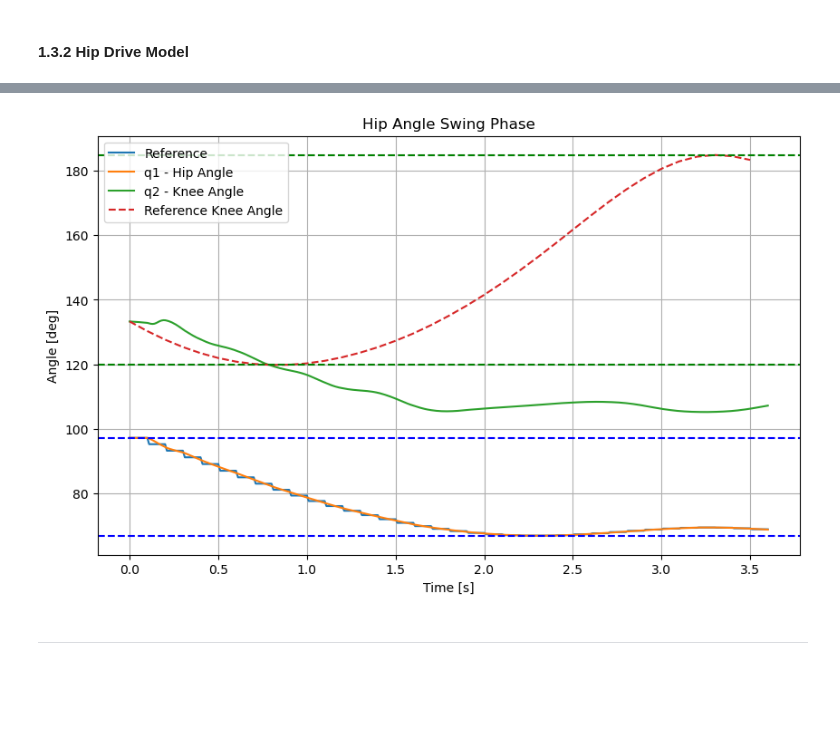
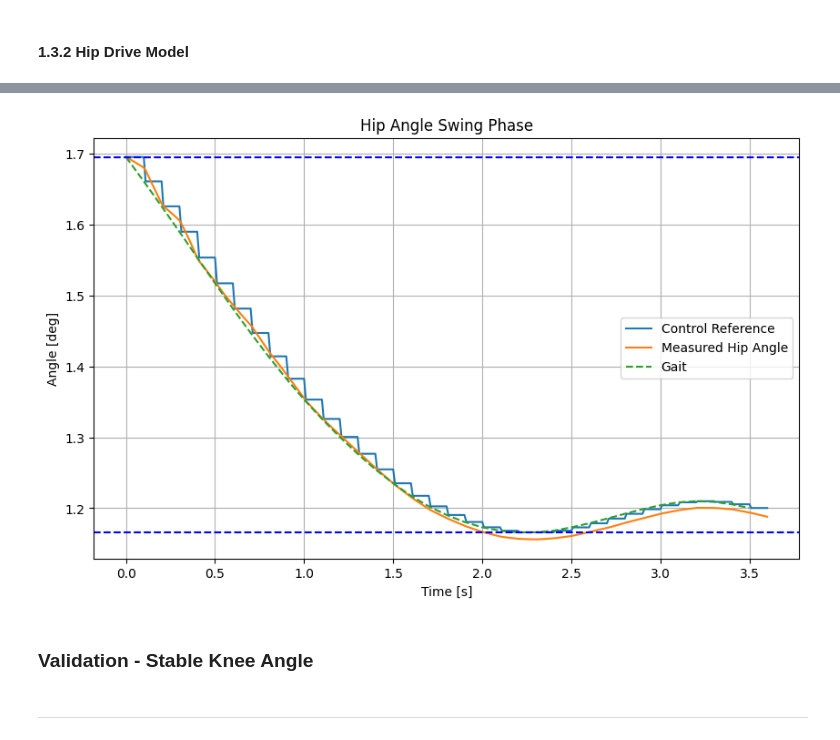
Before and after one commit to whichspaceiam/Computational_Bionics, a Jupyter notebook: Exercise_2/Exercise-2.ipynb, the cells around one changed output, grey strips where cells are left out. Drawn from its saved outputs; the diff is of its cells as text; code cells hidden in the pictures; blank space fills up the shorter version.

```diff
--- a/Exercise_2/Exercise-2.ipynb
+++ b/Exercise_2/Exercise-2.ipynb
@@ -234,7 +239,7 @@ MX_F = np.array(gait_data["MX_F"][1:]) * m_body
 MX_K = np.array(gait_data["MX_K"][1:]) * m_body
 MX_H = np.array(gait_data["MX_H"][1:]) * m_body
 
-q1_array = np.array(gait_data["Flex_Ext_H"][1:])
-q2_array = np.array(gait_data["Flex_Ext_K"][1:])
+q1_array = np.array(gait_data["Flex_Ext_H"][1:]) * np.pi / 180 # in radians
+q2_array = np.array(gait_data["Flex_Ext_K"][1:]) * np.pi / 180 # in radians
 # %% [markdown]
 **Analyis the start and end of the swing phase**
@@ -370,7 +363,7 @@ num_steps = len(t_control)
 # %%
 # Simulation
 def simulation(params):
-    Kp, Ki, Kd = params
+    Kp, Ki, Kd, damp = params
     controller = PIDController(Kp, Ki, Kd, dt_control)
 
     # Lists for overall results
@@ -385,10 +378,10 @@ def simulation(params):
         measured = current_state[2]
 
         u_control = controller.compute_control(ref, measured)
-        # if u_control > 3: u_control = 3
-        # if u_control < -3: u_control = -3
+        if u_control > 1: u_control = 1
+        if u_control < -1: u_control = -1
 
-        print(f"Time: {t:.2f}, Reference: {ref:.2f}, Measured: {measured:.2f}, Control: {u_control:.2f}")
+        #print(f"Time: {t:.2f}, Reference: {ref:.2f}, Measured: {measured:.2f}, Control: {u_control:.2f}")
 
         # Define the time span for the current controller interval
         t_span = [t, min(t + controller.T, t_end)]
@@ -397,7 +390,7 @@ def simulation(params):
         t_eval = np.linspace(t_span[0], t_span[1], int((t_span[1] - t_span[0]) / dt_sim) + 1)
 
         # Solve the ODE for the current interval, passing the torque as an argument
-        sol = solve_ivp(system_equations, t_span, current_state, args=(u_control,), t_eval=t_eval, method='BDF', dense_output=True)
+        sol = solve_ivp(system_equations, t_span, current_state, args=(u_control, damp), t_eval=t_eval, method='BDF', dense_output=True)
 
         # Update the current state
         current_state = sol.y[:, -1]
@@ -425,24 +418,25 @@ def cost_function(params):
     return total_error
 # %%
 # Initial values for the PID parameters Kp, Ki, Kd
-Kp = 20
-Ki = 0
-Kd = 0
+Kp = 25
+Ki = 0.0001
+Kd = 0.0001
+Damp = 0.8
 
-initial_params = [Kp, Ki, Kd]
+initial_params = [Kp, Ki, Kd, Damp]
 
 # bounds for the PID parameters
-bounds = [(0, 500), (0, 500), (0, 500)]
+bounds = [(0, 500), (0, 500), (0, 500), (0, 1)]
 
 total_error = 0
 total_u_control = 0
 
 # Run the optimization
-# result = minimize(cost_function, initial_params, bounds=bounds, method='L-BFGS-B')
+#result = minimize(cost_function, initial_params, bounds=bounds, method='L-BFGS-B')
 
 #Optimized PID parameters:  2.495113452858258 16.290133885300854 0.296132030348925
 
 # Optimized PID parameters
-# Kp, Ki, Kd = result.x
+#Kp, Ki, Kd = result.x
 print("Optimized PID parameters: ", Kp, Ki, Kd)
 # %% [output]
@@ -450,5 +444,5 @@ Optimized PID parameters:  20 0 0
 # %%
-t_sol, y_sol, ref_sol = simulation([Kp, Ki, Kd])
+t_sol, y_sol, ref_sol = simulation([Kp, Ki, Kd, Damp])
 q1_sol = np.array(y_sol)[:, 2]
 q2_sol = np.array(y_sol)[:, 3]
 omega1_sol = np.array(y_sol)[:, 0]
@@ -474,25 +450,28 @@ Time: 3.50, Reference: 68.77, Measured: 68.98, Control: -4.14
 # %%
 t_vals = np.arange(0, len(q1_swing_array) * dt_control, dt_control)
 # Plot the results - angles
 plt.figure(figsize=(10, 6))
-plt.plot(t_sol, ref_sol, label='Reference')
-plt.plot(t_sol, q1_sol, label='q1 - Hip Angle')
-plt.plot(t_sol, q2_sol, label='q2 - Knee Angle')
+plt.plot(t_sol, ref_sol, label='Control Reference')
+plt.plot(t_sol, q1_sol, label='Measured Hip Angle')
+# plt.plot(t_sol, q2_sol, label='Resulting Knee Angle')
 # plot reference knee angle
-plt.plot(t_vals, q2_swing_array, label='Reference Knee Angle', linestyle='--')
+# plt.plot(t_vals, q2_swing_array, label='Reference Knee Angle', linestyle='--')
+plt.plot(t_vals, q1_swing_array, label='Gait', linestyle='--')
 # plot minimum and maximum angles
 plt.axhline(y=q1_min, color='b', linestyle='--')
 plt.axhline(y=q1_max, color='b', linestyle='--')
-plt.axhline(y=q2_min, color='g', linestyle='--')
-plt.axhline(y=q2_max, color='g', linestyle='--')
+# plt.axhline(y=q2_min, color='g', linestyle='--')
+# plt.axhline(y=q2_max, color='g', linestyle='--')
 plt.xlabel('Time [s]')
 plt.ylabel('Angle [deg]')
 plt.legend()
 plt.title('Hip Angle Swing Phase')
 plt.grid()
 plt.show()
 # %% [output]
-[figure, old version]
+[figure, new version]
+# %% [markdown]
+### Validation - Stable Knee Angle
 # %% [markdown]
 ----------------------------------------
 # %% [markdown]
```
Also changed, not shown: parts of 15 cells of this notebook, 2 other files.
